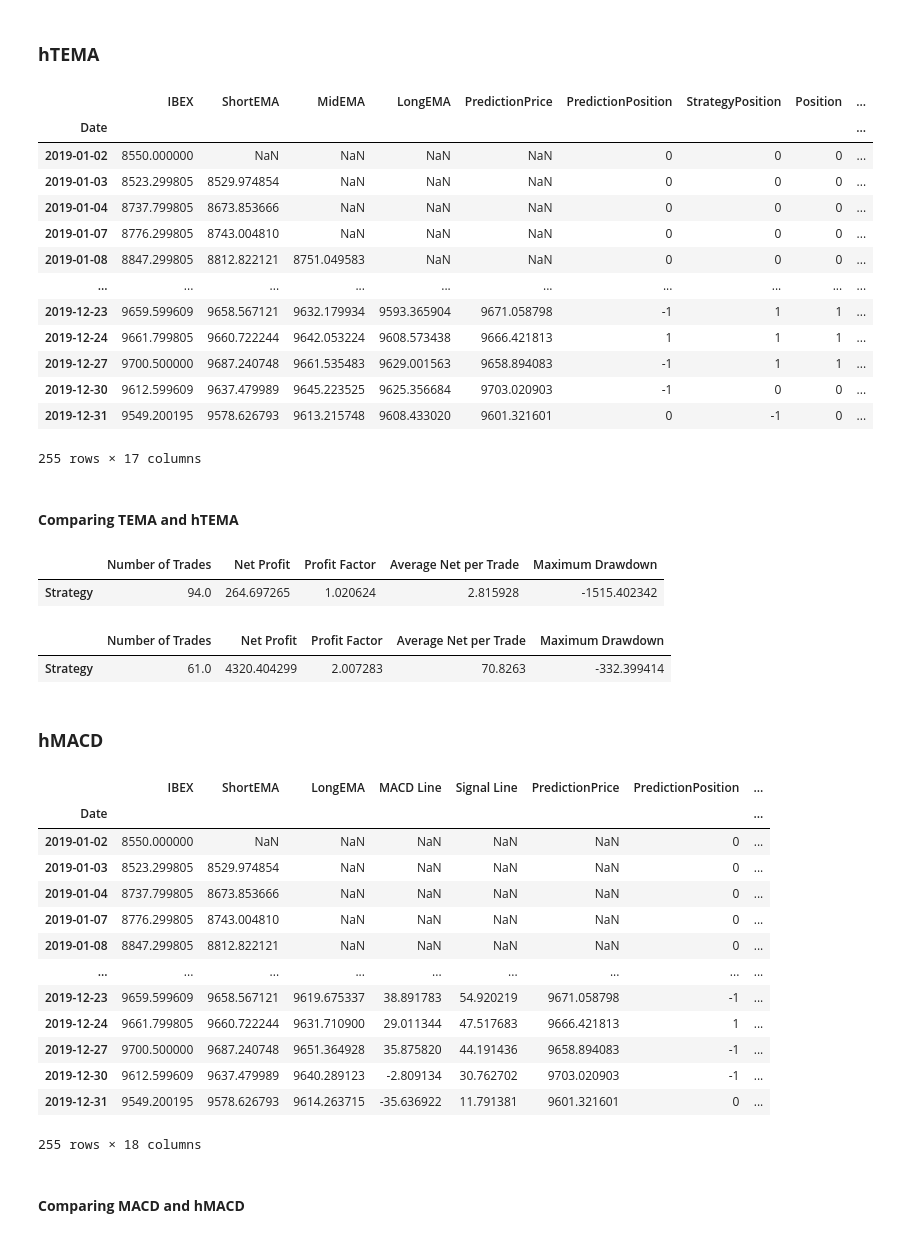
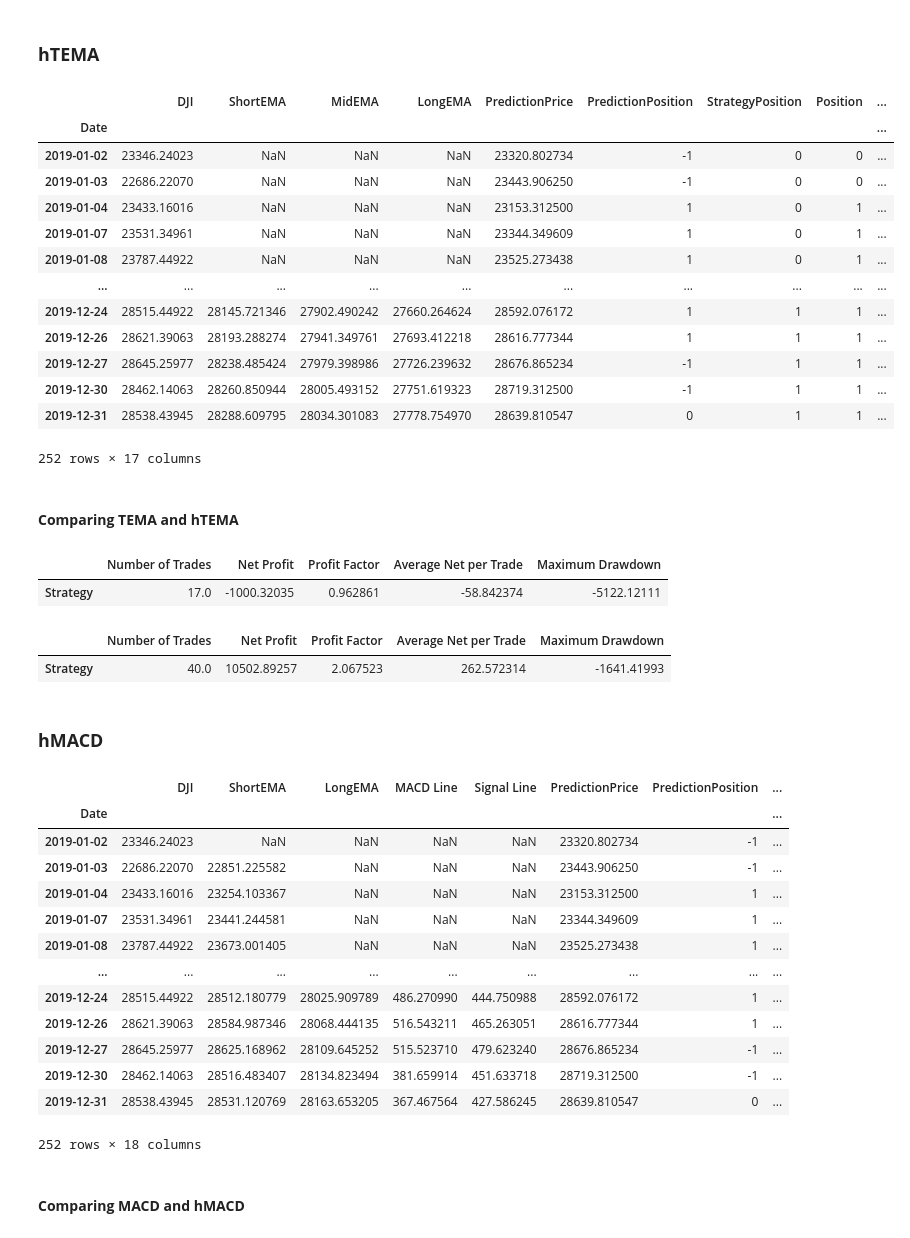
Before and after one commit to AmaanRai1/DS-340-Group-8, a Jupyter notebook: main.ipynb, the cells around one changed output. Drawn from its saved outputs; the diff is of its cells as text; code cells hidden in the pictures.

```diff
--- a/main.ipynb
+++ b/main.ipynb
@@ -22,8 +22,8 @@ from joblib import Parallel, delayed
 ## **Data**
 # %%
 # different file adresses for 3 different index data, only one them should be active
-file_address = '/Users/amaanrai/Desktop/DS340w/TechnicalAnalysisStrategyOptimization/ibex.csv'
-# file_address = 'data/gdaxi.csv'
+# file_address = '/Users/amaanrai/Desktop/DS340w/TechnicalAnalysisStrategyOptimization/ibex.csv'
+file_address = '/Users/amaanrai/Desktop/DS340w/TechnicalAnalysisStrategyOptimization/dji.csv'
 # file_address = 'data/dji.csv'
 
 # extracting name of the index from file_address
@@ -462,7 +462,7 @@ signal_range = range(5, 20)
 # signal_range = range(5, 10)
 
 # Run the optimization
-best_combinations, best_c_strategy = optimize_macd_parameters(train_data, index_name, short_range, long_range, signal_range, fixed_shares = 100)
+best_combinations, best_c_strategy = optimize_macd_parameters(train_data, index_name, short_range, long_range, signal_range)
 best_macd_params = best_combinations[0]
 
 # Print the best combinations and CStrategy values
@@ -1019,7 +1019,12 @@ with torch.no_grad():
 # Adjust the split to consider the sequence length
 adjusted_split = len(df) - len(y_pred)
 test_data = df.iloc[adjusted_split:]
-print(f"Adjusted test data length: {len(test_data)}")  # Should print 458
+print(f"Adjusted Test Data Shape: {test_data.shape}")  # Should print (255, <num_cols>)
+
+# Create the y_pred DataFrame with matching index
+y_pred_lstm = pd.DataFrame(
+    y_pred, columns=['Predicted'], index=test_data.index[:len(y_pred)]
+)
 
 # Calculate metrics
 mae = mean_absolute_error(y_test, y_pred)
@@ -1029,5 +1034,14 @@ print(f'MAE: {mae:.4f}, RMSE: {rmse:.4f}')
 # 5. Integrate with trading strategy
 # You can now use the LSTM predictions (y_pred) in your trading strategy
 # For example, you could replace the linear regression predictions with these LSTM predictions
-y_pred_lstm = pd.DataFrame(y_pred, columns=['Predicted'], index=test_data.index[-len(y_pred):])
+test_data_2019 = test_data[test_data.index.year == 2019]
+# Ensure y_pred only contains predictions for 2019
+y_pred_2019 = y_pred[-len(test_data_2019):]  # Take only the last n predictions matching 2019
+y_pred_lstm = pd.DataFrame(
+    y_pred_2019, columns=['Predicted'], index=test_data_2019.index
+)
+# Verify alignment
+print(f"y_pred_2019 Shape: {y_pred_2019.shape}")
+print(f"Test Data 2019 Shape: {test_data_2019.shape}")
+print(y_pred_lstm.head())
 # %% [output]
@@ -1112,34 +1131,34 @@ def htema_strategy(df, symbol, short_period, mid_period, long_period, y_pred):
 
     return temp
 # %%
-htema_strategy(test_data, index_name, best_tema_params[0], best_tema_params[1], best_tema_params[2], y_pred_lr)
+htema_strategy(test_data, index_name, best_tema_params[0], best_tema_params[1], best_tema_params[2], y_pred_lstm)
 # %% [output]
-|  | IBEX | ShortEMA | MidEMA | LongEMA | PredictionPrice | PredictionPosition | StrategyPosition | Position | ... |
+|  | DJI | ShortEMA | MidEMA | LongEMA | PredictionPrice | PredictionPosition | StrategyPosition | Position | ... |
 | Date |  |  |  |  |  |  |  |  | ... |
-| 2019-01-02 | 8550.000000 | NaN | NaN | NaN | NaN | 0 | 0 | 0 | ... |
-| 2019-01-03 | 8523.299805 | 8529.974854 | NaN | NaN | NaN | 0 | 0 | 0 | ... |
-| 2019-01-04 | 8737.799805 | 8673.853666 | NaN | NaN | NaN | 0 | 0 | 0 | ... |
-| 2019-01-07 | 8776.299805 | 8743.004810 | NaN | NaN | NaN | 0 | 0 | 0 | ... |
-| 2019-01-08 | 8847.299805 | 8812.822121 | 8751.049583 | NaN | NaN | 0 | 0 | 0 | ... |
+| 2019-01-02 | 23346.24023 | NaN | NaN | NaN | 23320.802734 | -1 | 0 | 0 | ... |
+| 2019-01-03 | 22686.22070 | NaN | NaN | NaN | 23443.906250 | -1 | 0 | 0 | ... |
+| 2019-01-04 | 23433.16016 | NaN | NaN | NaN | 23153.312500 | 1 | 0 | 1 | ... |
+| 2019-01-07 | 23531.34961 | NaN | NaN | NaN | 23344.349609 | 1 | 0 | 1 | ... |
+| 2019-01-08 | 23787.44922 | NaN | NaN | NaN | 23525.273438 | 1 | 0 | 1 | ... |
 | ... | ... | ... | ... | ... | ... | ... | ... | ... | ... |
-| 2019-12-23 | 9659.599609 | 9658.567121 | 9632.179934 | 9593.365904 | 9671.058798 | -1 | 1 | 1 | ... |
-| 2019-12-24 | 9661.799805 | 9660.722244 | 9642.053224 | 9608.573438 | 9666.421813 | 1 | 1 | 1 | ... |
-| 2019-12-27 | 9700.500000 | 9687.240748 | 9661.535483 | 9629.001563 | 9658.894083 | -1 | 1 | 1 | ... |
-| 2019-12-30 | 9612.599609 | 9637.479989 | 9645.223525 | 9625.356684 | 9703.020903 | -1 | 0 | 0 | ... |
-| 2019-12-31 | 9549.200195 | 9578.626793 | 9613.215748 | 9608.433020 | 9601.321601 | 0 | -1 | 0 | ... |
+| 2019-12-24 | 28515.44922 | 28145.721346 | 27902.490242 | 27660.264624 | 28592.076172 | 1 | 1 | 1 | ... |
+| 2019-12-26 | 28621.39063 | 28193.288274 | 27941.349761 | 27693.412218 | 28616.777344 | 1 | 1 | 1 | ... |
+| 2019-12-27 | 28645.25977 | 28238.485424 | 27979.398986 | 27726.239632 | 28676.865234 | -1 | 1 | 1 | ... |
+| 2019-12-30 | 28462.14063 | 28260.850944 | 28005.493152 | 27751.619323 | 28719.312500 | -1 | 1 | 1 | ... |
+| 2019-12-31 | 28538.43945 | 28288.609795 | 28034.301083 | 27778.754970 | 28639.810547 | 0 | 1 | 1 | ... |
-255 rows × 17 columns
+252 rows × 17 columns
 # %% [markdown]
 #### **Comparing TEMA and hTEMA**
 # %%
 calculate_metrics(tema_strategy(test_data, index_name, best_tema_params[0], best_tema_params[1], best_tema_params[2]))
 # %% [output]
 |  | Number of Trades | Net Profit | Profit Factor | Average Net per Trade | Maximum Drawdown |
-| Strategy | 94.0 | 264.697265 | 1.020624 | 2.815928 | -1515.402342 |
+| Strategy | 17.0 | -1000.32035 | 0.962861 | -58.842374 | -5122.12111 |
 # %%
 calculate_metrics(htema_strategy(test_data, index_name, best_tema_params[0], best_tema_params[1], best_tema_params[2], y_pred_lr))
 # %% [output]
 |  | Number of Trades | Net Profit | Profit Factor | Average Net per Trade | Maximum Drawdown |
-| Strategy | 61.0 | 4320.404299 | 2.007283 | 70.8263 | -332.399414 |
+| Strategy | 40.0 | 10502.89257 | 2.067523 | 262.572314 | -1641.41993 |
 # %% [markdown]
 ### **hMACD**
 # %%
@@ -1205,22 +1224,22 @@ def hmacd_strategy(df, symbol, short_period, long_period, signal_period, y_pred)
 
     return temp
 # %%
-hmacd_strategy(test_data, index_name, best_macd_params[0], best_macd_params[1], best_macd_params[2], y_pred_lr)
+hmacd_strategy(test_data, index_name, best_macd_params[0], best_macd_params[1], best_macd_params[2], y_pred_lstm)
 # %% [output]
-|  | IBEX | ShortEMA | LongEMA | MACD Line | Signal Line | PredictionPrice | PredictionPosition | ... |
+|  | DJI | ShortEMA | LongEMA | MACD Line | Signal Line | PredictionPrice | PredictionPosition | ... |
 | Date |  |  |  |  |  |  |  | ... |
-| 2019-01-02 | 8550.000000 | NaN | NaN | NaN | NaN | NaN | 0 | ... |
-| 2019-01-03 | 8523.299805 | 8529.974854 | NaN | NaN | NaN | NaN | 0 | ... |
-| 2019-01-04 | 8737.799805 | 8673.853666 | NaN | NaN | NaN | NaN | 0 | ... |
-| 2019-01-07 | 8776.299805 | 8743.004810 | NaN | NaN | NaN | NaN | 0 | ... |
-| 2019-01-08 | 8847.299805 | 8812.822121 | NaN | NaN | NaN | NaN | 0 | ... |
+| 2019-01-02 | 23346.24023 | NaN | NaN | NaN | NaN | 23320.802734 | -1 | ... |
+| 2019-01-03 | 22686.22070 | 22851.225582 | NaN | NaN | NaN | 23443.906250 | -1 | ... |
+| 2019-01-04 | 23433.16016 | 23254.103367 | NaN | NaN | NaN | 23153.312500 | 1 | ... |
+| 2019-01-07 | 23531.34961 | 23441.244581 | NaN | NaN | NaN | 23344.349609 | 1 | ... |
+| 2019-01-08 | 23787.44922 | 23673.001405 | NaN | NaN | NaN | 23525.273438 | 1 | ... |
 | ... | ... | ... | ... | ... | ... | ... | ... | ... |
-| 2019-12-23 | 9659.599609 | 9658.567121 | 9619.675337 | 38.891783 | 54.920219 | 9671.058798 | -1 | ... |
-| 2019-12-24 | 9661.799805 | 9660.722244 | 9631.710900 | 29.011344 | 47.517683 | 9666.421813 | 1 | ... |
-| 2019-12-27 | 9700.500000 | 9687.240748 | 9651.364928 | 35.875820 | 44.191436 | 9658.894083 | -1 | ... |
-| 2019-12-30 | 9612.599609 | 9637.479989 | 9640.289123 | -2.809134 | 30.762702 | 9703.020903 | -1 | ... |
-| 2019-12-31 | 9549.200195 | 9578.626793 | 9614.263715 | -35.636922 | 11.791381 | 9601.321601 | 0 | ... |
+| 2019-12-24 | 28515.44922 | 28512.180779 | 28025.909789 | 486.270990 | 444.750988 | 28592.076172 | 1 | ... |
+| 2019-12-26 | 28621.39063 | 28584.987346 | 28068.444135 | 516.543211 | 465.263051 | 28616.777344 | 1 | ... |
+| 2019-12-27 | 28645.25977 | 28625.168962 | 28109.645252 | 515.523710 | 479.623240 | 28676.865234 | -1 | ... |
+| 2019-12-30 | 28462.14063 | 28516.483407 | 28134.823494 | 381.659914 | 451.633718 | 28719.312500 | -1 | ... |
+| 2019-12-31 | 28538.43945 | 28531.120769 | 28163.653205 | 367.467564 | 427.586245 | 28639.810547 | 0 | ... |
-255 rows × 18 columns
+252 rows × 18 columns
 # %% [markdown]
 #### **Comparing MACD and hMACD**
 # %%
```
Also changed, not shown: parts of 34 cells of this notebook.
